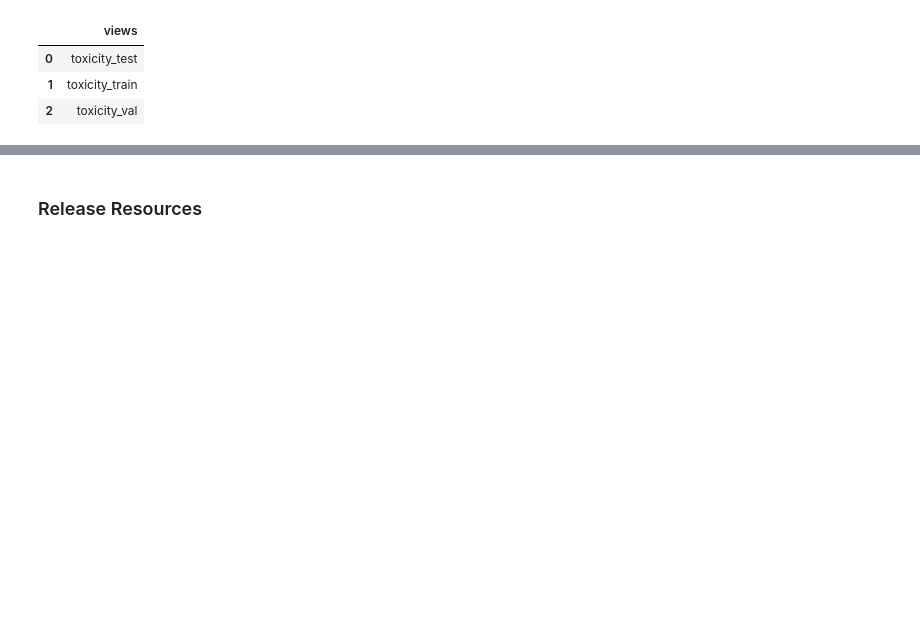
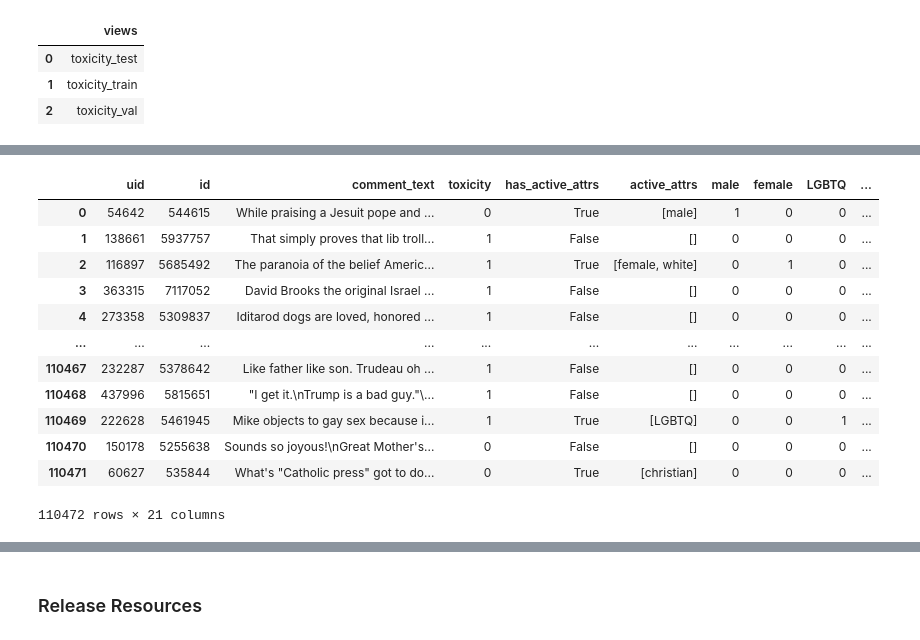
Before and after one commit to karthikraghavan/aai540_toxicity_classification, a Jupyter notebook: datalake_operations.ipynb, the cells around one changed output, grey strips where cells are left out. Cells and saved outputs as stored; diff of their text form; code cells hidden in the pictures; blank space fills up the shorter version.

```diff
--- a/datalake_operations.ipynb
+++ b/datalake_operations.ipynb
@@ -362,0 +359,18 @@ SELECT * FROM aai540_toxicity_aws.toxicity_test
+# %%
+from sagemaker.session import Session
+
+region = boto3.Session().region_name
+
+boto_session = boto3.Session(region_name=region)
+
+sagemaker_client = boto_session.client(service_name="sagemaker", region_name=region)
+
+featurestore_runtime = boto_session.client(
+    service_name="sagemaker-featurestore-runtime", region_name=region
+)
+
+feature_store_session = Session(
+    boto_session=boto_session,
+    sagemaker_client=sagemaker_client,
+    sagemaker_featurestore_runtime_client=featurestore_runtime,
+)
@@ -362,0 +444,3 @@ SELECT * FROM aai540_toxicity_aws.toxicity_test
+# %%
+civil = pd.concat([train_data, validation_data, test_data], axis=0)
+civil.shape
@@ -362,0 +449,10 @@ SELECT * FROM aai540_toxicity_aws.toxicity_test
+# %%
+# Sample 60,000 records where toxicity == 0
+civil_tox0 = civil[civil['toxicity'] == 0].sample(n=60000, random_state=42)
+# Get all records where toxicity == 1
+civil_tox1 = civil[civil['toxicity'] == 1]
+# Concatenate to create a balanced dataframe
+civil_balanced = pd.concat([civil_tox0, civil_tox1], ignore_index=True)
+# Shuffle the resulting dataframe
+civil_df = civil_balanced.sample(frac=1, random_state=42).reset_index(drop=True)
+civil_df['toxicity'].value_counts()
@@ -362,0 +552,3 @@ SELECT * FROM aai540_toxicity_aws.toxicity_test
+# %%
+# Removing blank comments
+civil_df = civil_df[civil_df['comment_text']!='']
@@ -362,0 +624,16 @@ SELECT * FROM aai540_toxicity_aws.toxicity_test
+# %%
+civil_df
+# %% [output]
+|  | uid | id | comment_text | toxicity | has_active_attrs | active_attrs | male | female | LGBTQ | ... |
+| 0 | 54642 | 544615 | While praising a Jesuit pope and ... | 0 | True | [male] | 1 | 0 | 0 | ... |
+| 1 | 138661 | 5937757 | That simply proves that lib troll... | 1 | False | [] | 0 | 0 | 0 | ... |
+| 2 | 116897 | 5685492 | The paranoia of the belief Americ... | 1 | True | [female, white] | 0 | 1 | 0 | ... |
+| 3 | 363315 | 7117052 | David Brooks the original Israel ... | 1 | False | [] | 0 | 0 | 0 | ... |
+| 4 | 273358 | 5309837 | Iditarod dogs are loved, honored ... | 1 | False | [] | 0 | 0 | 0 | ... |
+| ... | ... | ... | ... | ... | ... | ... | ... | ... | ... | ... |
+| 110467 | 232287 | 5378642 | Like father like son. Trudeau oh ... | 1 | False | [] | 0 | 0 | 0 | ... |
+| 110468 | 437996 | 5815651 | "I get it.\nTrump is a bad guy."\... | 1 | False | [] | 0 | 0 | 0 | ... |
+| 110469 | 222628 | 5461945 | Mike objects to gay sex because i... | 1 | True | [LGBTQ] | 0 | 0 | 1 | ... |
+| 110470 | 150178 | 5255638 | Sounds so joyous!\nGreat Mother's... | 0 | False | [] | 0 | 0 | 0 | ... |
+| 110471 | 60627 | 535844 | What's "Catholic press" got to do... | 0 | True | [christian] | 0 | 0 | 0 | ... |
+110472 rows × 21 columns
```
Also changed, not shown: parts of 51 cells of this notebook.
